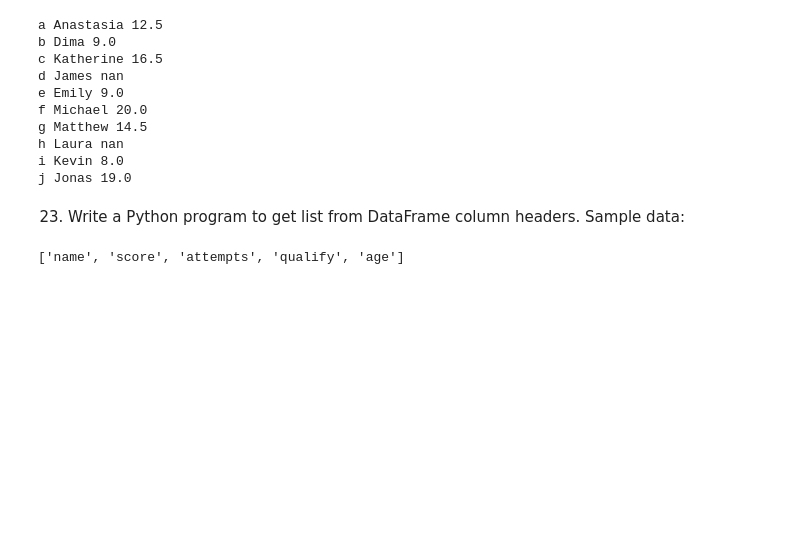
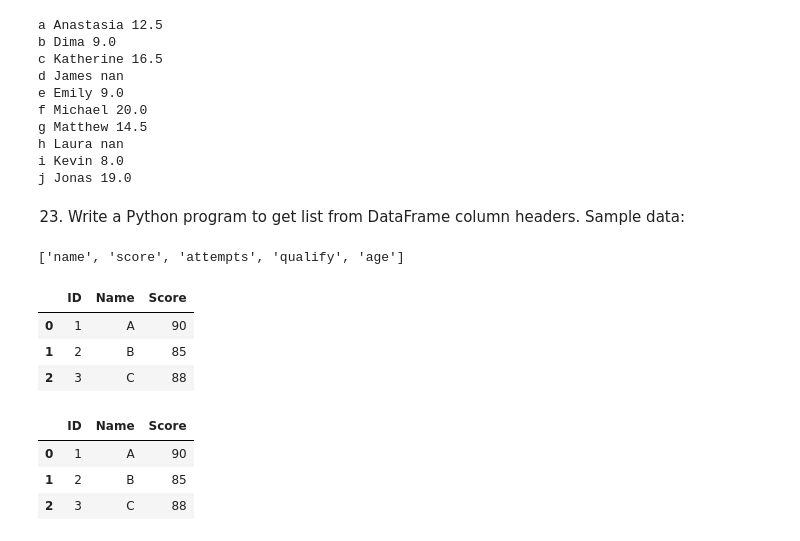
Before and after one commit to VV002/BL-Pandas, a Jupyter notebook: pandas.ipynb, the cells around one changed output. Drawn from its saved outputs; the diff is of its cells as text; code cells hidden in the pictures; blank space fills up the shorter version.

```diff
--- a/pandas.ipynb
+++ b/pandas.ipynb
@@ -403,3 +398,25 @@ column_headers = list(df.columns)
 print(column_headers)
 # %% [output]
 ['name', 'score', 'attempts', 'qualify', 'age']
+# %%
+df1 = pd.DataFrame({'ID': [1, 2, 3], 'Name': ['A', 'B', 'C']})
+df2 = pd.DataFrame({'ID': [1, 2, 3], 'Score': [90, 85, 88]})
+
+merged_df = pd.merge(df1, df2, on="ID")
+merged_df
+# %% [output]
+|  | ID | Name | Score |
+| 0 | 1 | A | 90 |
+| 1 | 2 | B | 85 |
+| 2 | 3 | C | 88 |
+# %%
+df1 = pd.DataFrame({'ID': [1, 2, 3], 'Name': ['A', 'B', 'C']})
+df2 = pd.DataFrame({'ID': [1, 2, 3], 'Score': [90, 85, 88]})
+
+merged_df = pd.merge(df1, df2, on="ID")
+merged_df
+# %% [output]
+|  | ID | Name | Score |
+| 0 | 1 | A | 90 |
+| 1 | 2 | B | 85 |
+| 2 | 3 | C | 88 |
```
Also changed, not shown: parts of 1 cell of this notebook.
